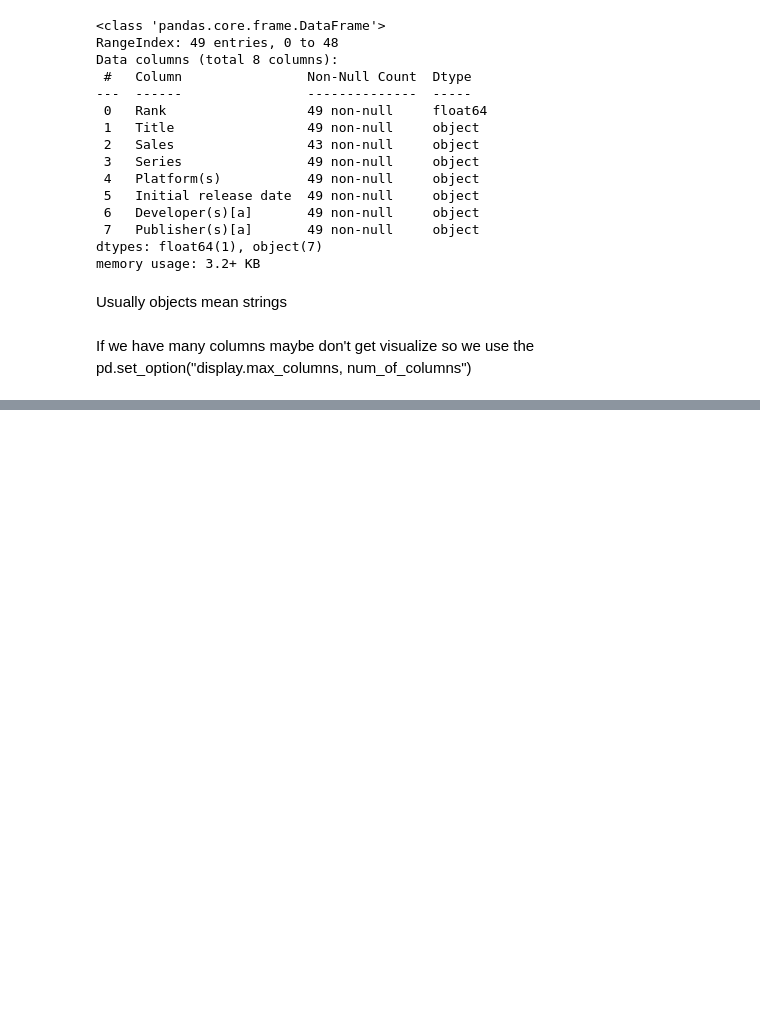
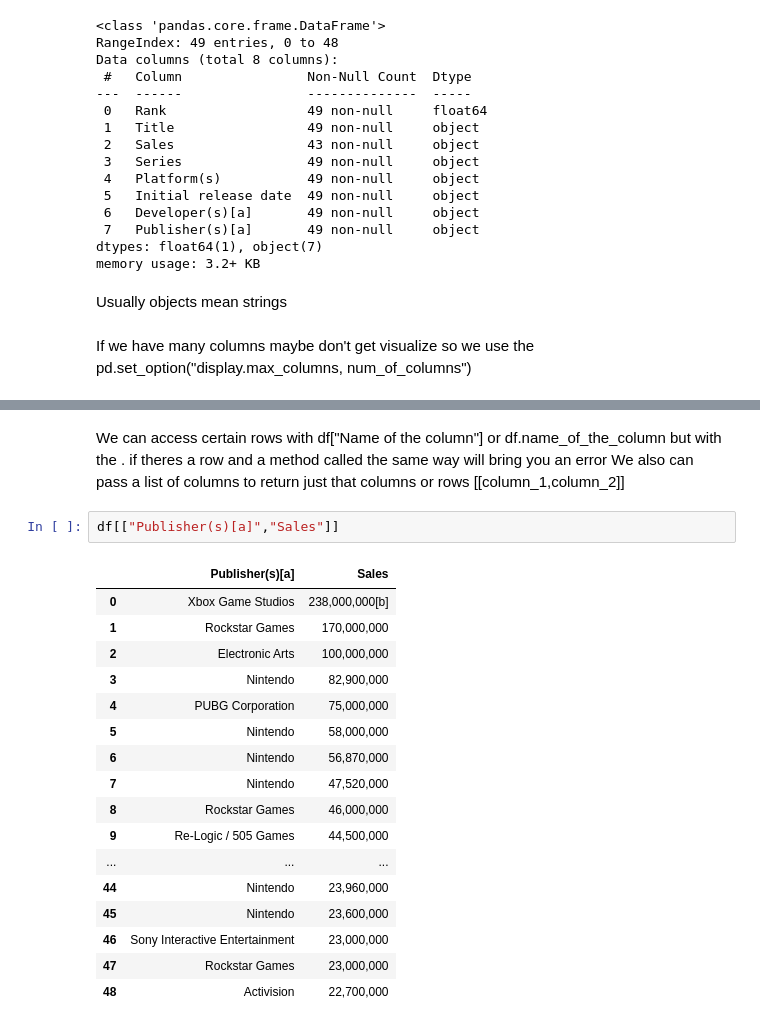
Before and after one commit to Sua95/pandas_project, a Jupyter notebook: pandas_demo.ipynb, the cells around one changed output, grey strips where cells are left out. Saved outputs shown, nothing was run; the diff lists cells and outputs as text; blank space fills up the shorter version.

```diff
--- a/pandas_demo.ipynb
+++ b/pandas_demo.ipynb
@@ -50,0 +67,24 @@ If we have many columns maybe don't get visualize so we use the pd.set_option("d
+# %% [markdown]
+We can access certain rows with df["Name of the column"] or df.name_of_the_column
+but with the . if theres a row and a method called the same way will bring you an error
+We also can pass a list of columns to return just that columns or rows [[column_1,column_2]]
+# %%
+df[["Publisher(s)[a]","Sales"]]
+# %% [output]
+|  | Publisher(s)[a] | Sales |
+| 0 | Xbox Game Studios | 238,000,000[b] |
+| 1 | Rockstar Games | 170,000,000 |
+| 2 | Electronic Arts | 100,000,000 |
+| 3 | Nintendo | 82,900,000 |
+| 4 | PUBG Corporation | 75,000,000 |
+| 5 | Nintendo | 58,000,000 |
+| 6 | Nintendo | 56,870,000 |
+| 7 | Nintendo | 47,520,000 |
+| 8 | Rockstar Games | 46,000,000 |
+| 9 | Re-Logic / 505 Games | 44,500,000 |
+| ... | ... | ... |
+| 44 | Nintendo | 23,960,000 |
+| 45 | Nintendo | 23,600,000 |
+| 46 | Sony Interactive Entertainment | 23,000,000 |
+| 47 | Rockstar Games | 23,000,000 |
+| 48 | Activision | 22,700,000 |
```
Also changed, not shown: parts of 5 cells of this notebook.
